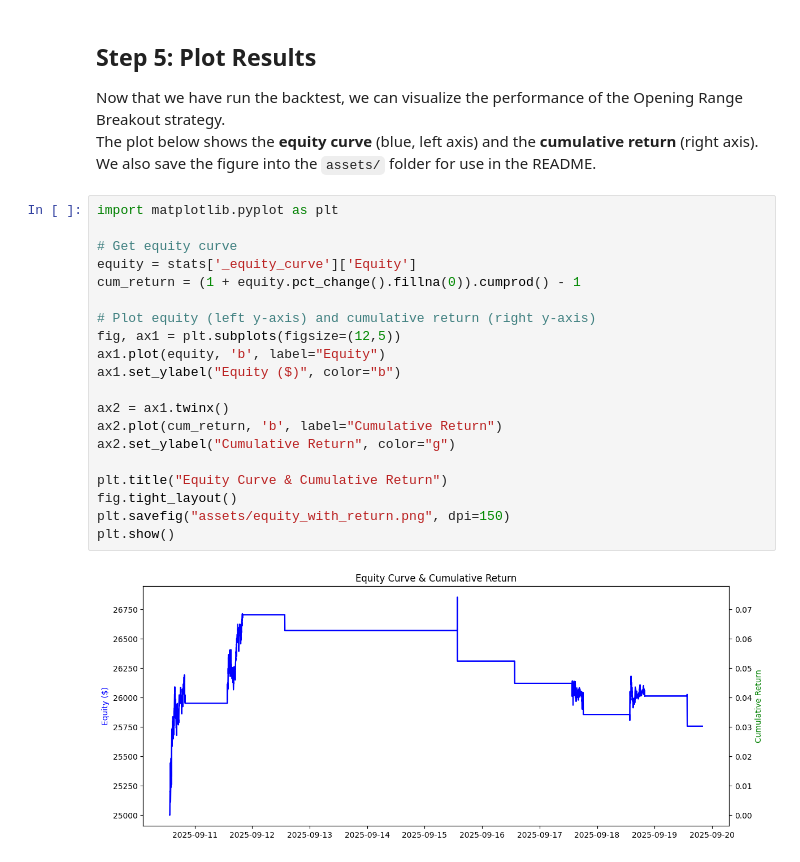
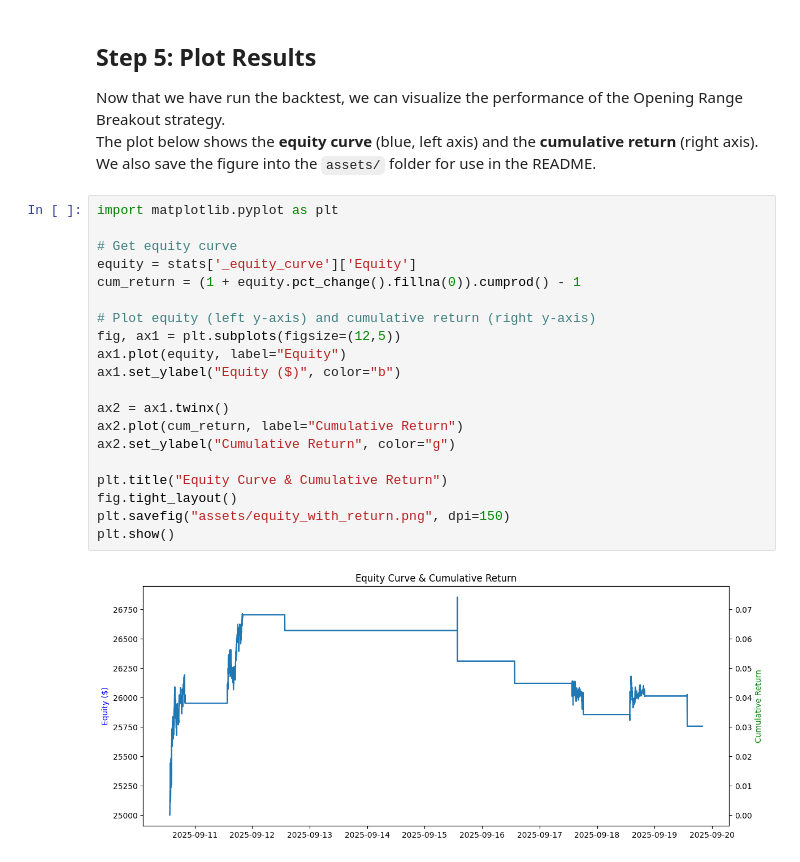
Before and after one commit to melkerliljegren/opening-range-breakout, a Jupyter notebook: ORB_1m_Strategy.ipynb, the cells around one changed output. Saved outputs shown, nothing was run; the diff lists cells and outputs as text.

Commit message:
Update equity_with_return.png to reflect the latest data visualization changes

```diff
--- a/ORB_1m_Strategy.ipynb
+++ b/ORB_1m_Strategy.ipynb
@@ -210,22 +210,22 @@ We also save the figure into the `assets/` folder for use in the README.
 # %%
 import matplotlib.pyplot as plt
 
 # Get equity curve
 equity = stats['_equity_curve']['Equity']
 cum_return = (1 + equity.pct_change().fillna(0)).cumprod() - 1
 
 # Plot equity (left y-axis) and cumulative return (right y-axis)
 fig, ax1 = plt.subplots(figsize=(12,5))
-ax1.plot(equity, 'b', label="Equity")
+ax1.plot(equity, label="Equity")
 ax1.set_ylabel("Equity ($)", color="b")
 
 ax2 = ax1.twinx()
-ax2.plot(cum_return, 'b', label="Cumulative Return")
+ax2.plot(cum_return, label="Cumulative Return")
 ax2.set_ylabel("Cumulative Return", color="g")
 
 plt.title("Equity Curve & Cumulative Return")
 fig.tight_layout()
 plt.savefig("assets/equity_with_return.png", dpi=150)
 plt.show()
 # %% [output]
-[figure, old version]
+[figure, new version]
```
Also changed, not shown: 1 other file.
